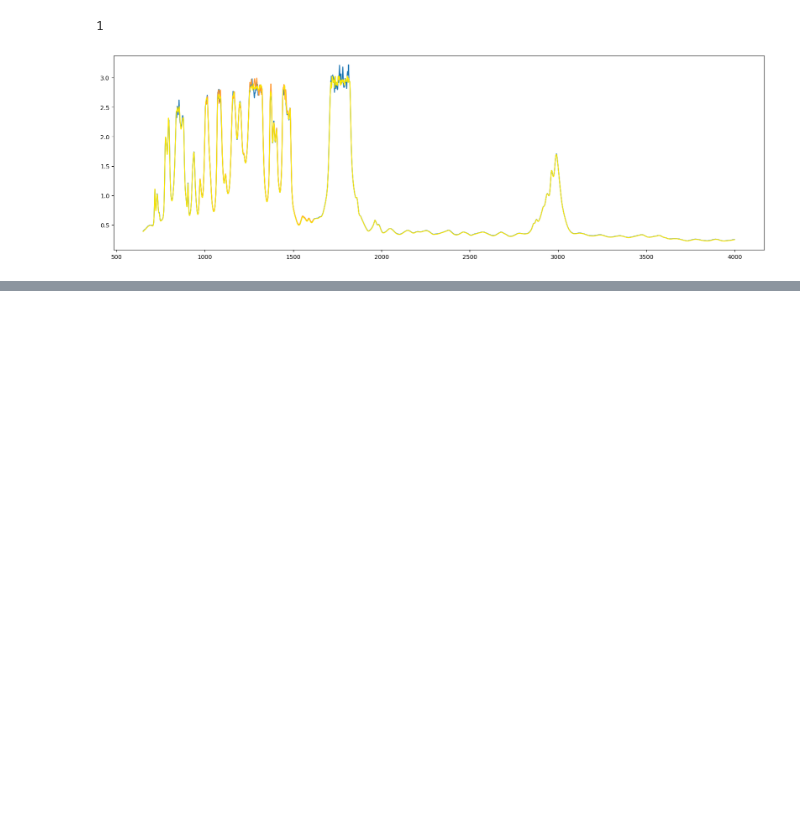
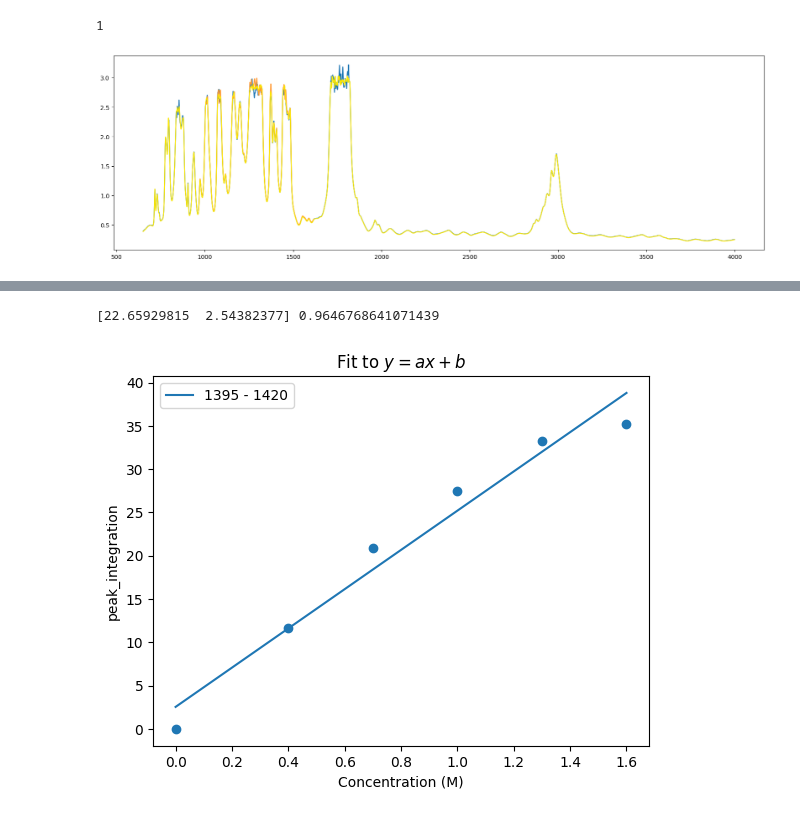
Before and after one commit to MODESBYU/MODES, a Jupyter notebook: Battery Data/Li-Li Symmetric Cell/Diagnostics/Averaging.ipynb, the cells around one changed output, grey strips where cells are left out. Cells and saved outputs as stored; diff of their text form; code cells hidden in the pictures; blank space fills up the shorter version.

```diff
--- a/Battery Data/Li-Li Symmetric Cell/Diagnostics/Averaging.ipynb
+++ b/Battery Data/Li-Li Symmetric Cell/Diagnostics/Averaging.ipynb
@@ -239,0 +243,7 @@ No artists with labels found to put in legend.  Note that artists whose label st
+# %%
+a, r = total.linear(type = 'peak_integration',loc = 1395,loc2 = 1420,plot = True,label0 = '1395 - 1420')
+
+print(a,r)
+# %% [output]
+[22.65929815  2.54382377] 0.9646768641071439
+[figure, added]
```
Also changed, not shown: parts of 2 cells of this notebook, 1 other file.
